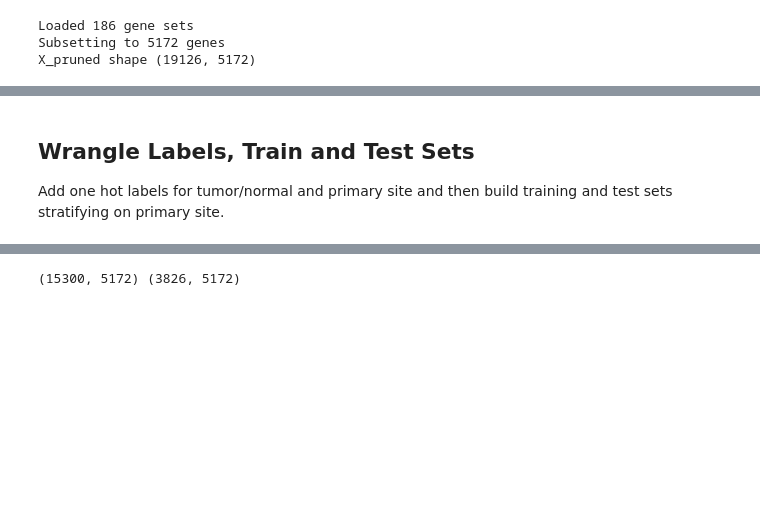
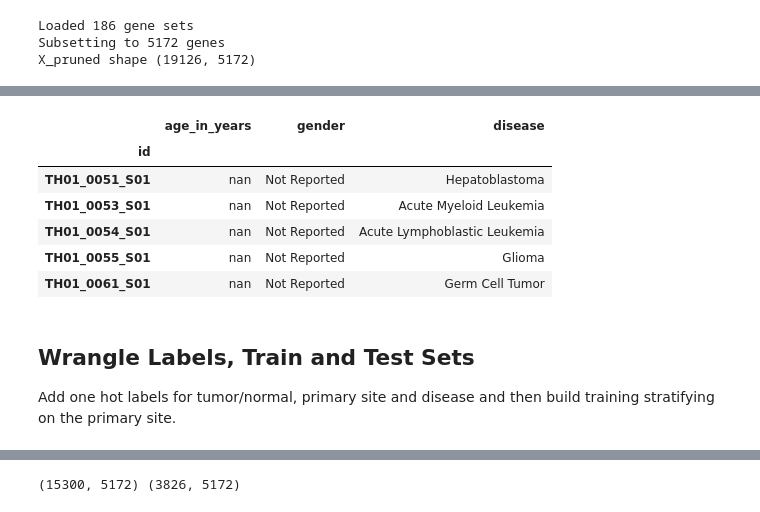
Before and after one commit to rcurrie/tumornormal, a Jupyter notebook: genesets.ipynb, the cells around one changed output, grey strips where cells are left out. Cells and saved outputs as stored; diff of their text form; code cells hidden in the pictures; blank space fills up the shorter version.

```diff
--- a/genesets.ipynb
+++ b/genesets.ipynb
@@ -71,7 +93,18 @@ assert list(X_pruned.columns.values) == all_gene_set_genes
+# %%
+Y_treehouse = pd.read_hdf("data/treehouse.h5", "labels")
+Y_treehouse.head()
+# %% [output]
+|  | age_in_years | gender | disease |
+| id |  |  |  |
+| TH01_0051_S01 | nan | Not Reported | Hepatoblastoma |
+| TH01_0053_S01 | nan | Not Reported | Acute Myeloid Leukemia |
+| TH01_0054_S01 | nan | Not Reported | Acute Lymphoblastic Leukemia |
+| TH01_0055_S01 | nan | Not Reported | Glioma |
+| TH01_0061_S01 | nan | Not Reported | Germ Cell Tumor |
 # %% [markdown]
 ## Wrangle Labels, Train and Test Sets
 
-Add one hot labels for tumor/normal and primary site and then build training and test sets stratifying on primary site.
+Add one hot labels for tumor/normal, primary site and disease and then build training stratifying on the primary site.
 # %%
 # Convert tumor_normal and primary_site into numerical values for two-hot multi-class training
 from sklearn.preprocessing import LabelEncoder
```
Also changed, not shown: parts of 18 cells of this notebook, 2 other files.
